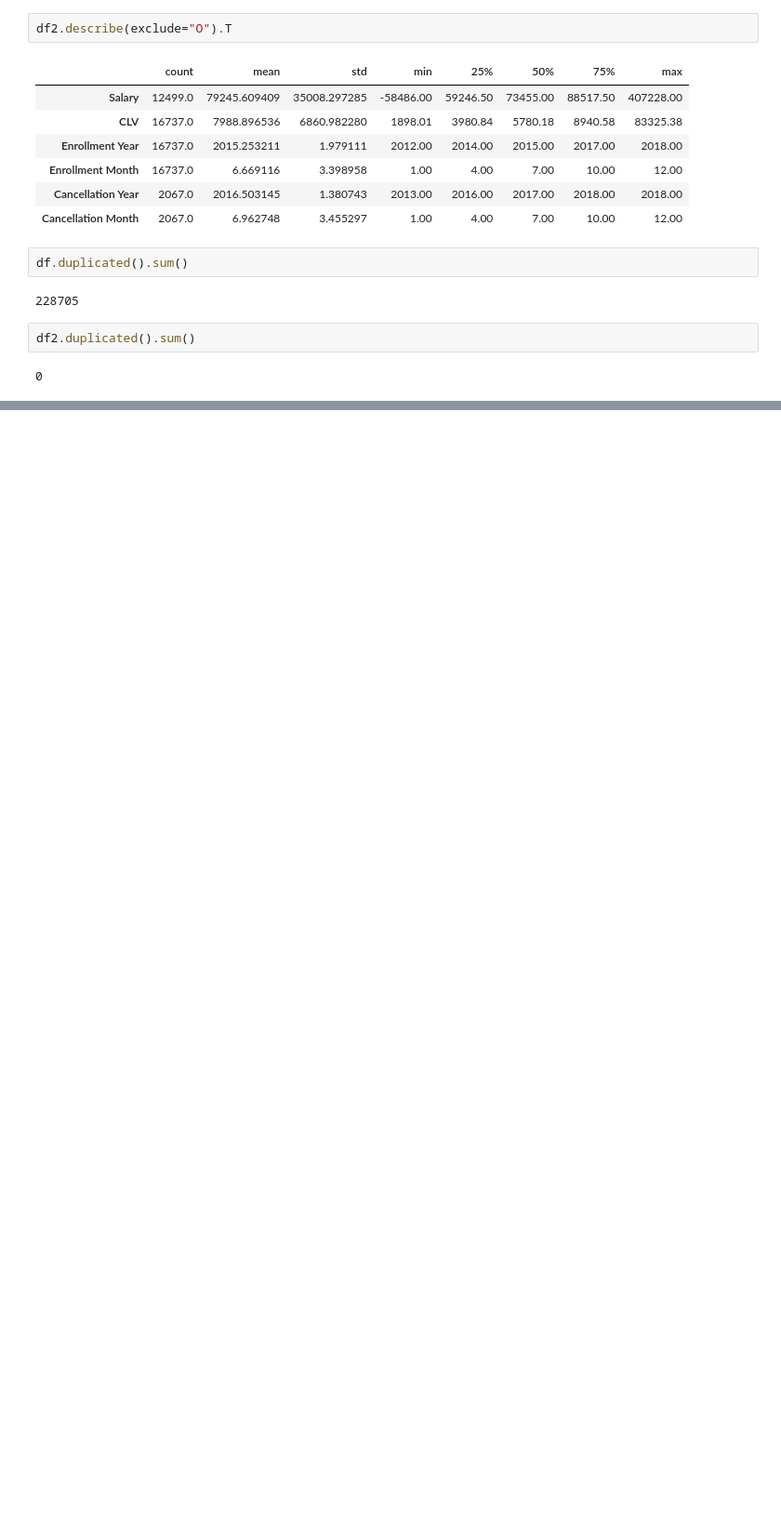
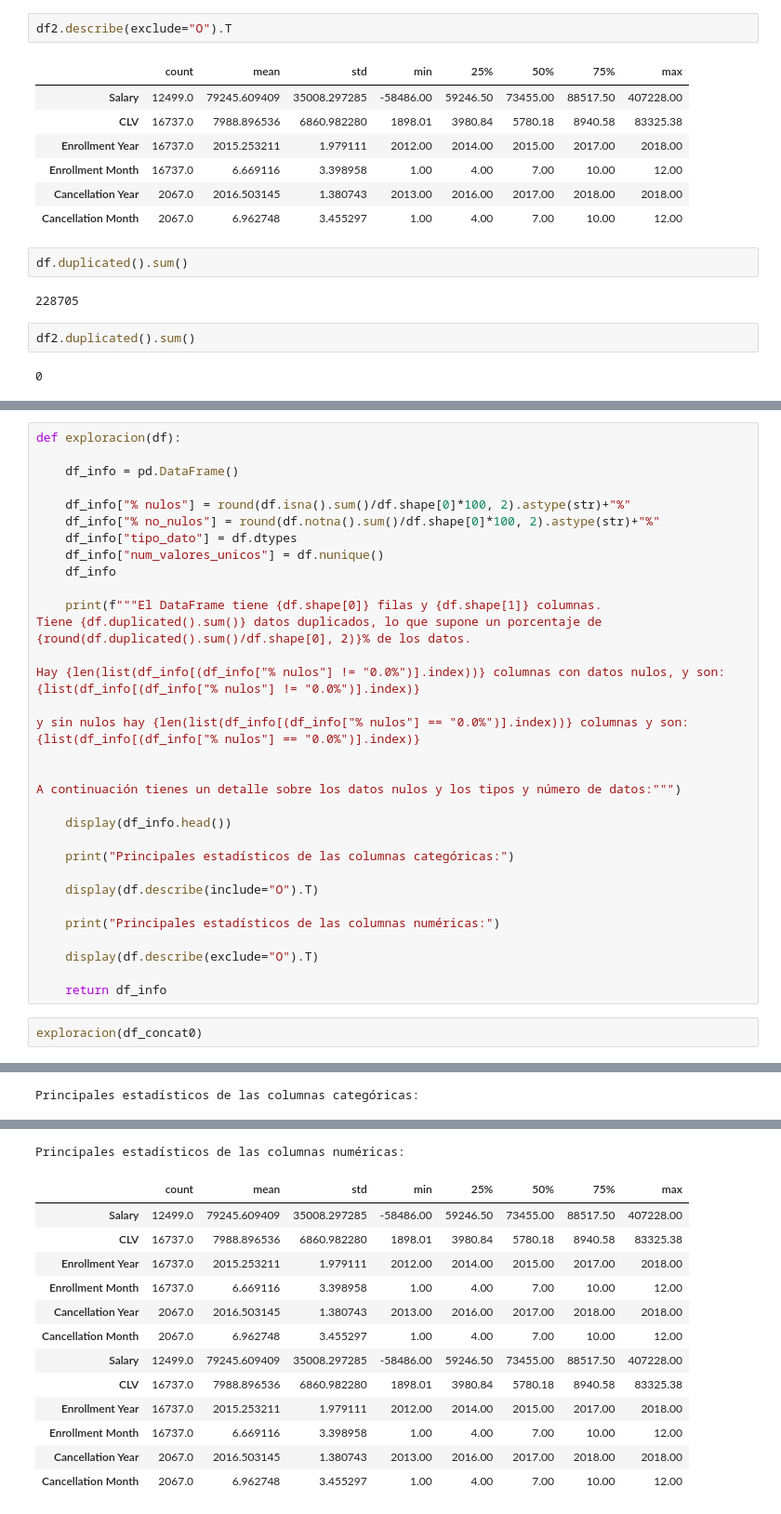
Before and after one commit to Adalab/bda-modulo-3-evaluacion-final-irenealonso11, a Jupyter notebook: evaluacion.ipynb, the cells around one changed output, grey strips where cells are left out. Shown: that part at 93% size. Saved outputs shown, nothing was run; the diff lists cells and outputs as text; blank space fills up the shorter version.

Commit message:
nulos

```diff
--- a/evaluacion.ipynb
+++ b/evaluacion.ipynb
@@ -196,0 +264,37 @@ df2.duplicated().sum()
+# %%
+def exploracion(df):
+
+    df_info = pd.DataFrame()
+
+    df_info["% nulos"] = round(df.isna().sum()/df.shape[0]*100, 2).astype(str)+"%"
+    df_info["% no_nulos"] = round(df.notna().sum()/df.shape[0]*100, 2).astype(str)+"%"
+    df_info["tipo_dato"] = df.dtypes
+    df_info["num_valores_unicos"] = df.nunique()
+    df_info
+
+    print(f"""El DataFrame tiene {df.shape[0]} filas y {df.shape[1]} columnas.
+Tiene {df.duplicated().sum()} datos duplicados, lo que supone un porcentaje de {round(df.duplicated().sum()/df.shape[0], 2)}% de los datos.
+
+Hay {len(list(df_info[(df_info["% nulos"] != "0.0%")].index))} columnas con datos nulos, y son:
+{list(df_info[(df_info["% nulos"] != "0.0%")].index)}
+
+y sin nulos hay {len(list(df_info[(df_info["% nulos"] == "0.0%")].index))} columnas y son:
+{list(df_info[(df_info["% nulos"] == "0.0%")].index)}
+
+
+A continuación tienes un detalle sobre los datos nulos y los tipos y número de datos:""")
+
+    display(df_info.head())
+
+    print("Principales estadísticos de las columnas categóricas:")
+
+    display(df.describe(include="O").T)
+
+    print("Principales estadísticos de las columnas numéricas:")
+
+    display(df.describe(exclude="O").T)
+
+    return df_info
+# %%
+exploracion(df_concat0)
+# %% [output]
@@ -196,0 +318 @@ df2.duplicated().sum()
+Principales estadísticos de las columnas categóricas:
@@ -196,0 +336,14 @@ df2.duplicated().sum()
+Principales estadísticos de las columnas numéricas:
+|  | count | mean | std | min | 25% | 50% | 75% | max |
+| Salary | 12499.0 | 79245.609409 | 35008.297285 | -58486.00 | 59246.50 | 73455.00 | 88517.50 | 407228.00 |
+| CLV | 16737.0 | 7988.896536 | 6860.982280 | 1898.01 | 3980.84 | 5780.18 | 8940.58 | 83325.38 |
+| Enrollment Year | 16737.0 | 2015.253211 | 1.979111 | 2012.00 | 2014.00 | 2015.00 | 2017.00 | 2018.00 |
+| Enrollment Month | 16737.0 | 6.669116 | 3.398958 | 1.00 | 4.00 | 7.00 | 10.00 | 12.00 |
+| Cancellation Year | 2067.0 | 2016.503145 | 1.380743 | 2013.00 | 2016.00 | 2017.00 | 2018.00 | 2018.00 |
+| Cancellation Month | 2067.0 | 6.962748 | 3.455297 | 1.00 | 4.00 | 7.00 | 10.00 | 12.00 |
+| Salary | 12499.0 | 79245.609409 | 35008.297285 | -58486.00 | 59246.50 | 73455.00 | 88517.50 | 407228.00 |
+| CLV | 16737.0 | 7988.896536 | 6860.982280 | 1898.01 | 3980.84 | 5780.18 | 8940.58 | 83325.38 |
+| Enrollment Year | 16737.0 | 2015.253211 | 1.979111 | 2012.00 | 2014.00 | 2015.00 | 2017.00 | 2018.00 |
+| Enrollment Month | 16737.0 | 6.669116 | 3.398958 | 1.00 | 4.00 | 7.00 | 10.00 | 12.00 |
+| Cancellation Year | 2067.0 | 2016.503145 | 1.380743 | 2013.00 | 2016.00 | 2017.00 | 2018.00 | 2018.00 |
+| Cancellation Month | 2067.0 | 6.962748 | 3.455297 | 1.00 | 4.00 | 7.00 | 10.00 | 12.00 |
```
Also changed, not shown: parts of 11 cells of this notebook.
